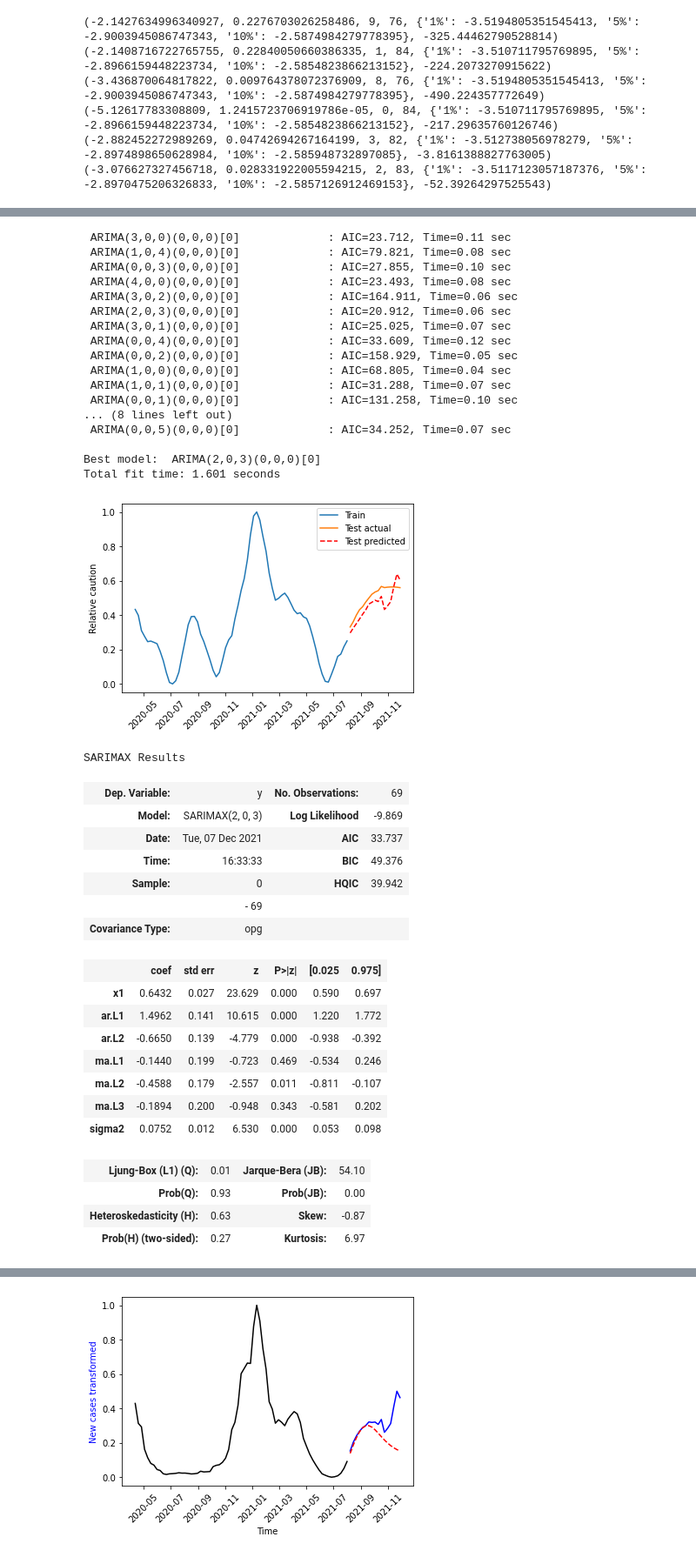
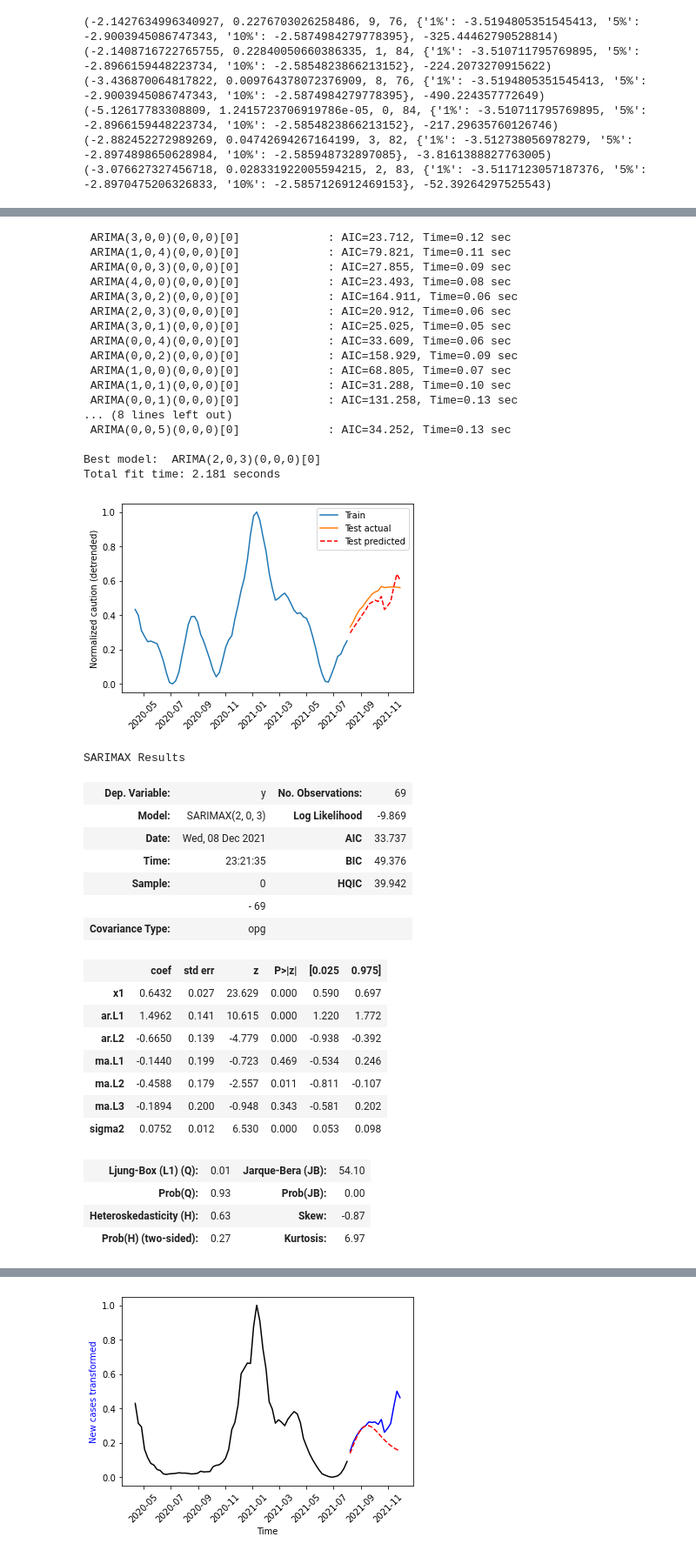
Before and after one commit to xpliu16/COVID_prediction, a Jupyter notebook: Time_series_prediction.ipynb, the cells around one changed output, grey strips where cells are left out. Shown at 87% size. Saved outputs shown, nothing was run; the diff lists cells and outputs as text; code cells hidden in the pictures.

```diff
--- a/Time_series_prediction.ipynb
+++ b/Time_series_prediction.ipynb
@@ -208,18 +209,20 @@ See the caveats in the documentation: https://pandas.pydata.org/pandas-docs/stab
 # %%
 # Max-min normalize
-df_during['caution2']= (df_during.caution2-df_during.caution2.min())/(df_during.caution2.max()-df_during.caution2.min())
+min_cau = np.min(df_during.caution2)
+range_cau = np.max(df_during.caution2)-np.min(df_during.caution2)
+df_during['caution2']= (df_during.caution2-min_cau)/(range_cau)
 df_during['new_case']= (df_during.new_case-df_during.new_case.min())/(df_during.new_case.max()-df_during.new_case.min())
 
 fig,ax = plt.subplots()
-ax.plot(df_during.new_case,color='blue')
-ax.set_ylabel('New cases per day',color='blue')
+ax.plot(df_during.new_case,color='royalblue')
+ax.set_ylabel('New cases per day',color='royalblue')
 ax.set_xlabel('Time')
 plt.xticks(rotation=45)
 #ax.plot(df_during.new_case.diff(),color='black')
 
 ax2 = ax.twinx()
-ax2.plot(df_during.caution2,color='red')
-ax2.set_ylabel('Relative caution',color='red')
+ax2.plot(df_during.caution2,color='orangered')
+ax2.set_ylabel('Relative caution',color='orangered')
 
 plt.show()
 
@@ -432,49 +565,49 @@ Cointegration relations for loading-coefficients-column 1
 # %%
 df_log = df_during[['log_new_case','log_caution']]
-train, test = df_during[0:round(0.8*(len(df_during.log_caution)))], df_during[round(0.8*(len(df_during.log_caution))):]
+train, test = df_log[0:round(0.8*(len(df_during.log_caution)))], df_log[round(0.8*(len(df_during.log_caution))):]
 
-model = auto_arima(df_during.log_caution,start_p=1, d=0, q=1, seasonal=False, trace=1,
+model = auto_arima(df_during.log_caution,start_p=2, d=0, q=0, seasonal=False, trace=1,
                    exogenous=np.reshape(df_during.log_new_case.values,(-1,1)),
                    stepwise=False, random=True, n_fits=50, random_state=1, method='nm')
 
 model.fit(train.log_caution, exogenous=np.reshape(train.log_new_case.values,(-1,1)))
 forecast = model.predict(exogenous=np.reshape(test.log_new_case.values,(-1,1)), n_periods=len(test))
 
 forecast = pd.DataFrame(forecast,index = test.index,columns=['log_caution_pred'])
 forecast = pd.concat([test,forecast],axis=1)
 plt.plot(np.exp(train.log_caution)-epsilon)
 plt.plot(np.exp(forecast.log_caution)-epsilon)
 plt.plot(np.exp(forecast.log_caution_pred)-epsilon, color='red',linestyle='--')
 plt.xticks(rotation=45)
-plt.ylabel('Relative caution (detrended)')
+plt.ylabel('Normalized caution (detrended)')
 plt.legend(['Train','Test actual','Test predicted'])
 plt.show()
 
 model.summary()
 # %% [output]
- ARIMA(3,0,0)(0,0,0)[0]             : AIC=23.712, Time=0.11 sec
- ARIMA(1,0,4)(0,0,0)[0]             : AIC=79.821, Time=0.08 sec
- ARIMA(0,0,3)(0,0,0)[0]             : AIC=27.855, Time=0.10 sec
+ ARIMA(3,0,0)(0,0,0)[0]             : AIC=23.712, Time=0.12 sec
+ ARIMA(1,0,4)(0,0,0)[0]             : AIC=79.821, Time=0.11 sec
+ ARIMA(0,0,3)(0,0,0)[0]             : AIC=27.855, Time=0.09 sec
  ARIMA(4,0,0)(0,0,0)[0]             : AIC=23.493, Time=0.08 sec
  ARIMA(3,0,2)(0,0,0)[0]             : AIC=164.911, Time=0.06 sec
  ARIMA(2,0,3)(0,0,0)[0]             : AIC=20.912, Time=0.06 sec
- ARIMA(3,0,1)(0,0,0)[0]             : AIC=25.025, Time=0.07 sec
- ARIMA(0,0,4)(0,0,0)[0]             : AIC=33.609, Time=0.12 sec
- ARIMA(0,0,2)(0,0,0)[0]             : AIC=158.929, Time=0.05 sec
- ARIMA(1,0,0)(0,0,0)[0]             : AIC=68.805, Time=0.04 sec
- ARIMA(1,0,1)(0,0,0)[0]             : AIC=31.288, Time=0.07 sec
- ARIMA(0,0,1)(0,0,0)[0]             : AIC=131.258, Time=0.10 sec
+ ARIMA(3,0,1)(0,0,0)[0]             : AIC=25.025, Time=0.05 sec
+ ARIMA(0,0,4)(0,0,0)[0]             : AIC=33.609, Time=0.06 sec
+ ARIMA(0,0,2)(0,0,0)[0]             : AIC=158.929, Time=0.09 sec
+ ARIMA(1,0,0)(0,0,0)[0]             : AIC=68.805, Time=0.07 sec
+ ARIMA(1,0,1)(0,0,0)[0]             : AIC=31.288, Time=0.10 sec
+ ARIMA(0,0,1)(0,0,0)[0]             : AIC=131.258, Time=0.13 sec
 ... (8 lines left out)
- ARIMA(0,0,5)(0,0,0)[0]             : AIC=34.252, Time=0.07 sec
+ ARIMA(0,0,5)(0,0,0)[0]             : AIC=34.252, Time=0.13 sec
 
 Best model:  ARIMA(2,0,3)(0,0,0)[0]
-Total fit time: 1.601 seconds
+Total fit time: 2.181 seconds
-[figure, old version]
+[figure, new version]
 SARIMAX Results
 | Dep. Variable: | y | No. Observations: | 69 |
 | Model: | SARIMAX(2, 0, 3) | Log Likelihood | -9.869 |
-| Date: | Tue, 07 Dec 2021 | AIC | 33.737 |
-| Time: | 16:33:33 | BIC | 49.376 |
+| Date: | Wed, 08 Dec 2021 | AIC | 33.737 |
+| Time: | 23:21:35 | BIC | 49.376 |
 | Sample: | 0 | HQIC | 39.942 |
 |  | - 69 |  |  |
 | Covariance Type: | opg |  |  |
```
Also changed, not shown: parts of 42 cells of this notebook, 1 other file.
